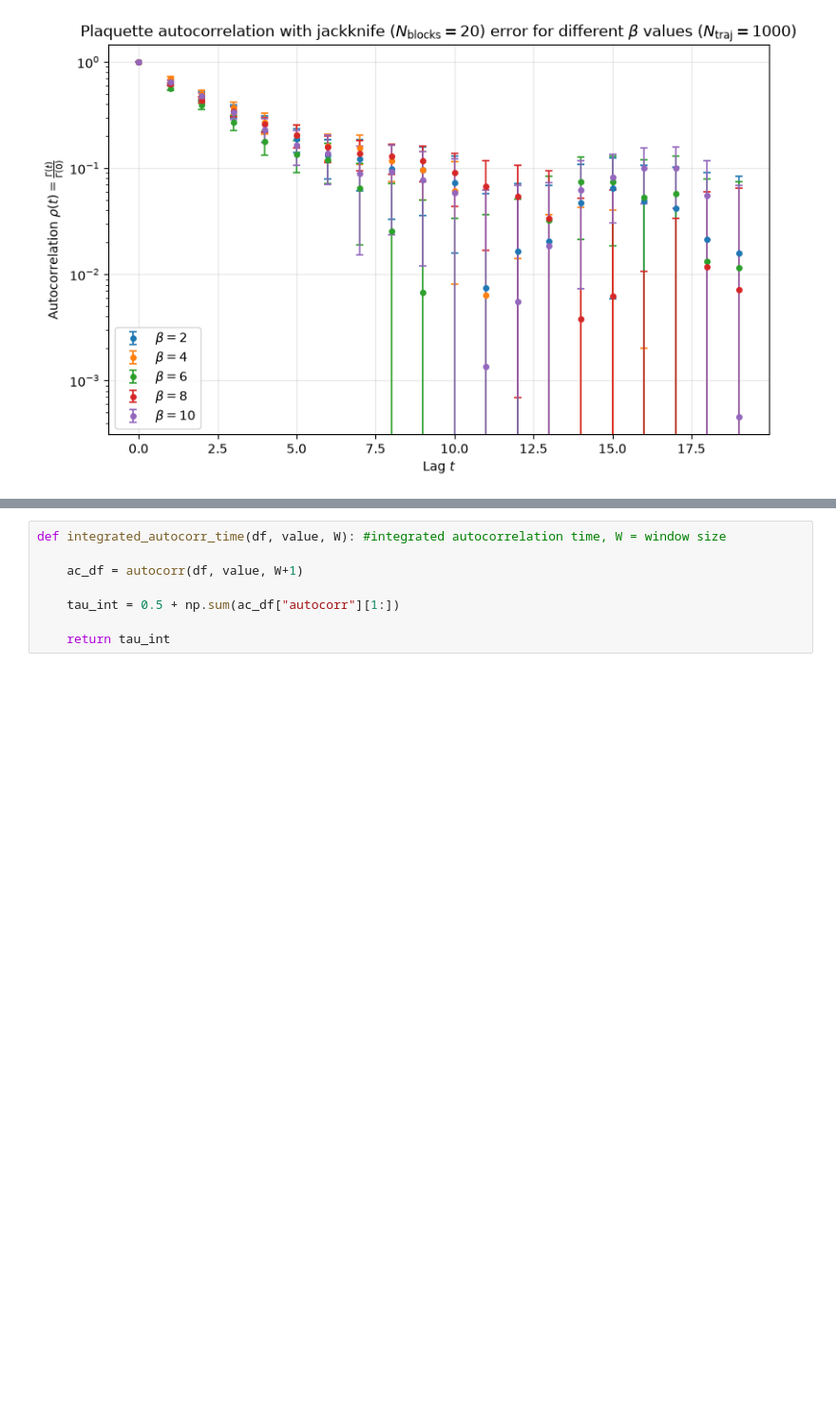
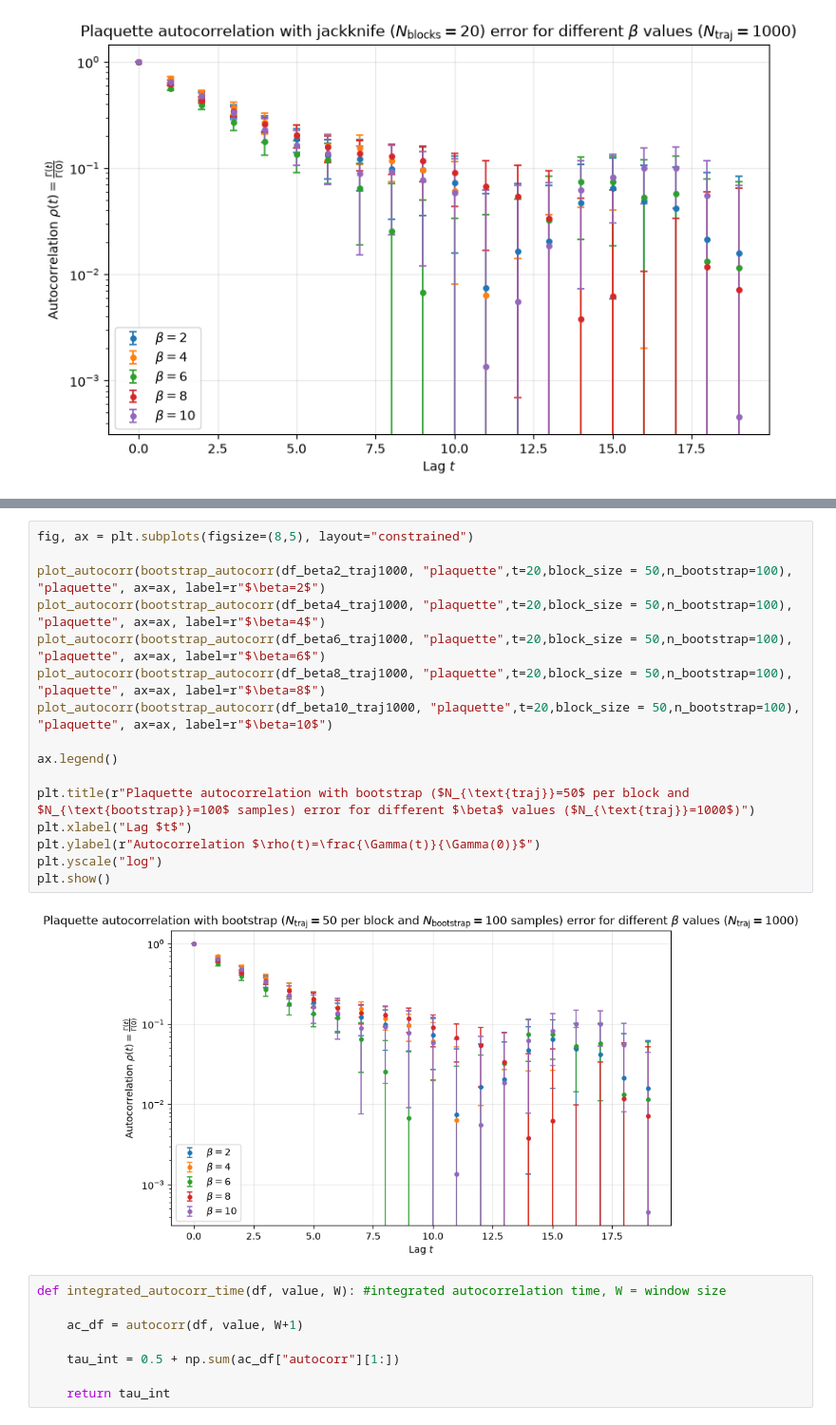
Before and after one commit to mfbecker93/SU-2-pure-gauge, a Jupyter notebook: analysis/analysis_pure_gauge.ipynb, the cells around one changed output, grey strips where cells are left out. Shown at 95% size. Cells and saved outputs as stored; diff of their text form; blank space fills up the shorter version.

Commit message:
plot.py added

```diff
--- a/analysis/analysis_pure_gauge.ipynb
+++ b/analysis/analysis_pure_gauge.ipynb
@@ -562,3 +662,21 @@ plt.show()
+# %%
+fig, ax = plt.subplots(figsize=(8,5), layout="constrained")
+
+plot_autocorr(bootstrap_autocorr(df_beta2_traj1000, "plaquette",t=20,block_size = 50,n_bootstrap=100), "plaquette", ax=ax, label=r"$\beta=2$")
+plot_autocorr(bootstrap_autocorr(df_beta4_traj1000, "plaquette",t=20,block_size = 50,n_bootstrap=100), "plaquette", ax=ax, label=r"$\beta=4$")
+plot_autocorr(bootstrap_autocorr(df_beta6_traj1000, "plaquette",t=20,block_size = 50,n_bootstrap=100), "plaquette", ax=ax, label=r"$\beta=6$")
+plot_autocorr(bootstrap_autocorr(df_beta8_traj1000, "plaquette",t=20,block_size = 50,n_bootstrap=100), "plaquette", ax=ax, label=r"$\beta=8$")
+plot_autocorr(bootstrap_autocorr(df_beta10_traj1000, "plaquette",t=20,block_size = 50,n_bootstrap=100), "plaquette", ax=ax, label=r"$\beta=10$")
+
+ax.legend()
+
+plt.title(r"Plaquette autocorrelation with bootstrap ($N_{\text{traj}}=50$ per block and $N_{\text{bootstrap}}=100$ samples) error for different $\beta$ values ($N_{\text{traj}}=1000$)")
+plt.xlabel("Lag $t$")
+plt.ylabel(r"Autocorrelation $\rho(t)=\frac{\Gamma(t)}{\Gamma(0)}$")
+plt.yscale("log")
+plt.show()
+# %% [output]
+[figure, added]
 # %%
 def integrated_autocorr_time(df, value, W): #integrated autocorrelation time, W = window size
 
```
Also changed, not shown: parts of 27 cells of this notebook, 2 other files.
